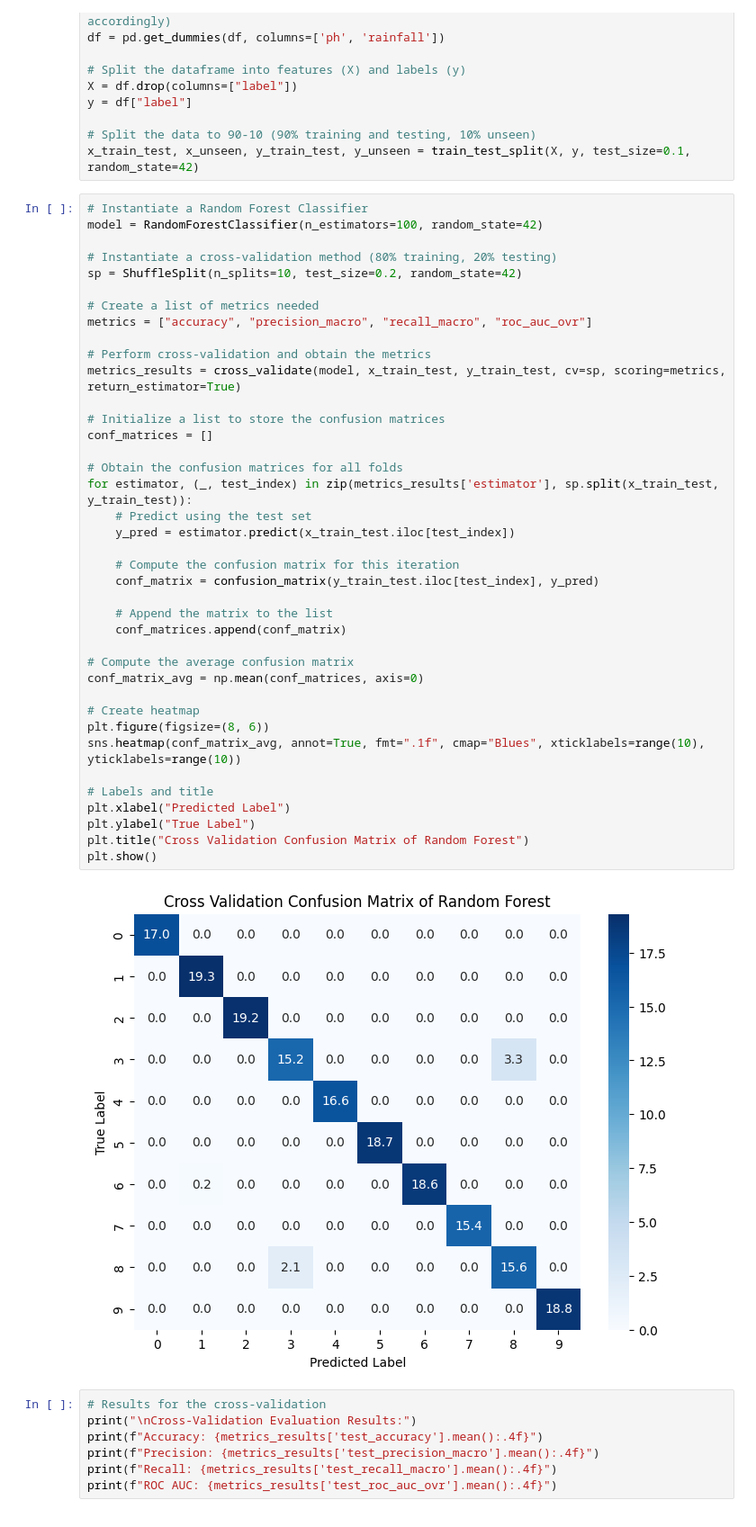
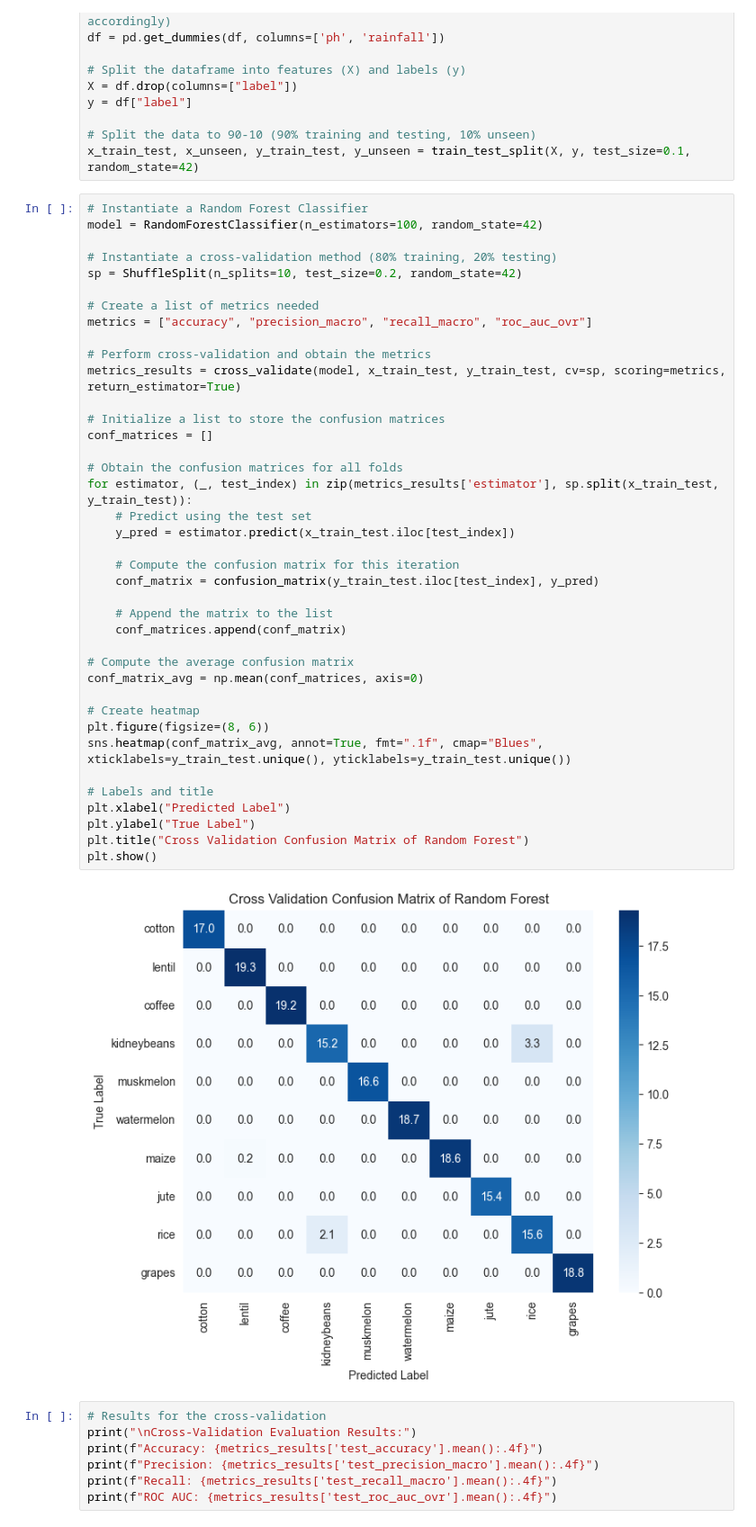
Before and after one commit to Stephen-Coloma/Crop-Recommendation-Machine-Learning, a Jupyter notebook: RandomForest.ipynb, the cells around one changed output. Shown at 90% size. Saved outputs shown, nothing was run; the diff lists cells and outputs as text.

Commit message:
Fixed the graph labels

```diff
--- a/RandomForest.ipynb
+++ b/RandomForest.ipynb
@@ -31,35 +31,35 @@ metrics = ["accuracy", "precision_macro", "recall_macro", "roc_auc_ovr"]
 
 # Perform cross-validation and obtain the metrics
 metrics_results = cross_validate(model, x_train_test, y_train_test, cv=sp, scoring=metrics, return_estimator=True)
 
 # Initialize a list to store the confusion matrices
 conf_matrices = []
 
 # Obtain the confusion matrices for all folds
 for estimator, (_, test_index) in zip(metrics_results['estimator'], sp.split(x_train_test, y_train_test)):
     # Predict using the test set
     y_pred = estimator.predict(x_train_test.iloc[test_index])
 
     # Compute the confusion matrix for this iteration
     conf_matrix = confusion_matrix(y_train_test.iloc[test_index], y_pred)
 
     # Append the matrix to the list
     conf_matrices.append(conf_matrix)
 
 # Compute the average confusion matrix
 conf_matrix_avg = np.mean(conf_matrices, axis=0)
 
 # Create heatmap
 plt.figure(figsize=(8, 6))
-sns.heatmap(conf_matrix_avg, annot=True, fmt=".1f", cmap="Blues", xticklabels=range(10), yticklabels=range(10))
+sns.heatmap(conf_matrix_avg, annot=True, fmt=".1f", cmap="Blues", xticklabels=y_train_test.unique(), yticklabels=y_train_test.unique())
 
 # Labels and title
 plt.xlabel("Predicted Label")
 plt.ylabel("True Label")
 plt.title("Cross Validation Confusion Matrix of Random Forest")
 plt.show()
 # %% [output]
-[figure, old version]
+[figure, new version]
 # %%
 # Results for the cross-validation
 print("\nCross-Validation Evaluation Results:")
```
Also changed, not shown: parts of 1 cell of this notebook.
